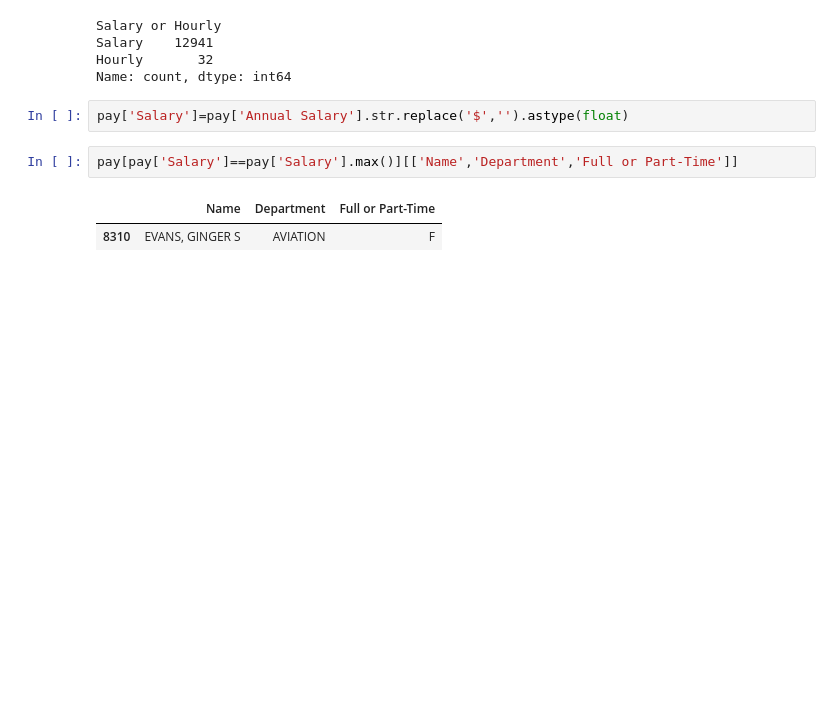
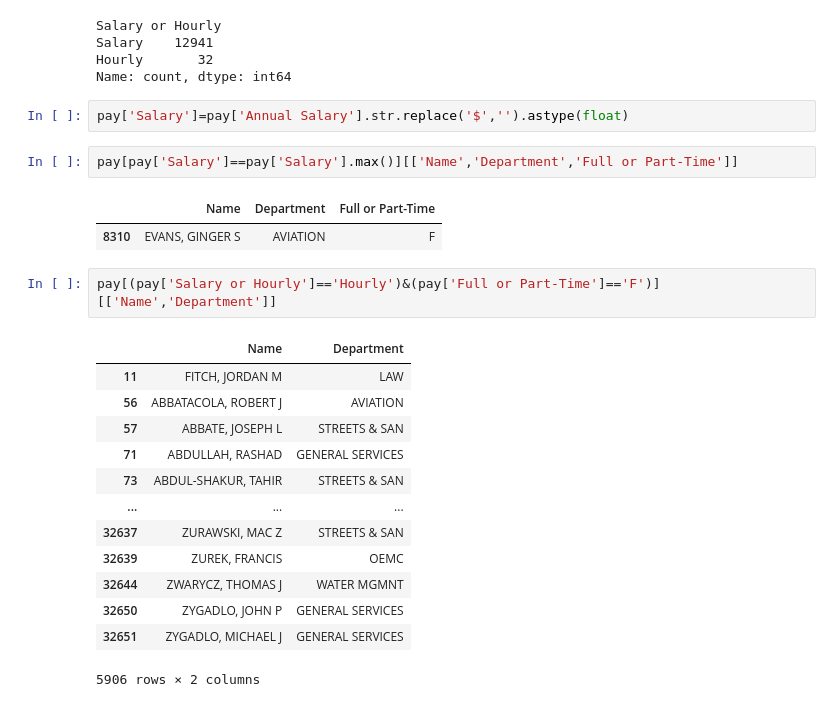
Before and after one commit to Salmanfarsi2561/PYTHON_ML, a Jupyter notebook: EDA/pd_analysis.ipynb, the cells around one changed output. Saved outputs shown, nothing was run; the diff lists cells and outputs as text; blank space fills up the shorter version.

Commit message:
hourly and full time

```diff
--- a/EDA/pd_analysis.ipynb
+++ b/EDA/pd_analysis.ipynb
@@ -141,3 +141,19 @@ pay[pay['Salary']==pay['Salary'].max()][['Name','Department','Full or Part-Time'
 # %% [output]
 |  | Name | Department | Full or Part-Time |
 | 8310 | EVANS, GINGER S | AVIATION | F |
+# %%
+pay[(pay['Salary or Hourly']=='Hourly')&(pay['Full or Part-Time']=='F')][['Name','Department']]
+# %% [output]
+|  | Name | Department |
+| 11 | FITCH, JORDAN M | LAW |
+| 56 | ABBATACOLA, ROBERT J | AVIATION |
+| 57 | ABBATE, JOSEPH L | STREETS & SAN |
+| 71 | ABDULLAH, RASHAD | GENERAL SERVICES |
+| 73 | ABDUL-SHAKUR, TAHIR | STREETS & SAN |
+| ... | ... | ... |
+| 32637 | ZURAWSKI, MAC Z | STREETS & SAN |
+| 32639 | ZUREK, FRANCIS | OEMC |
+| 32644 | ZWARYCZ, THOMAS J | WATER MGMNT |
+| 32650 | ZYGADLO, JOHN P | GENERAL SERVICES |
+| 32651 | ZYGADLO, MICHAEL J | GENERAL SERVICES |
+5906 rows × 2 columns
```
